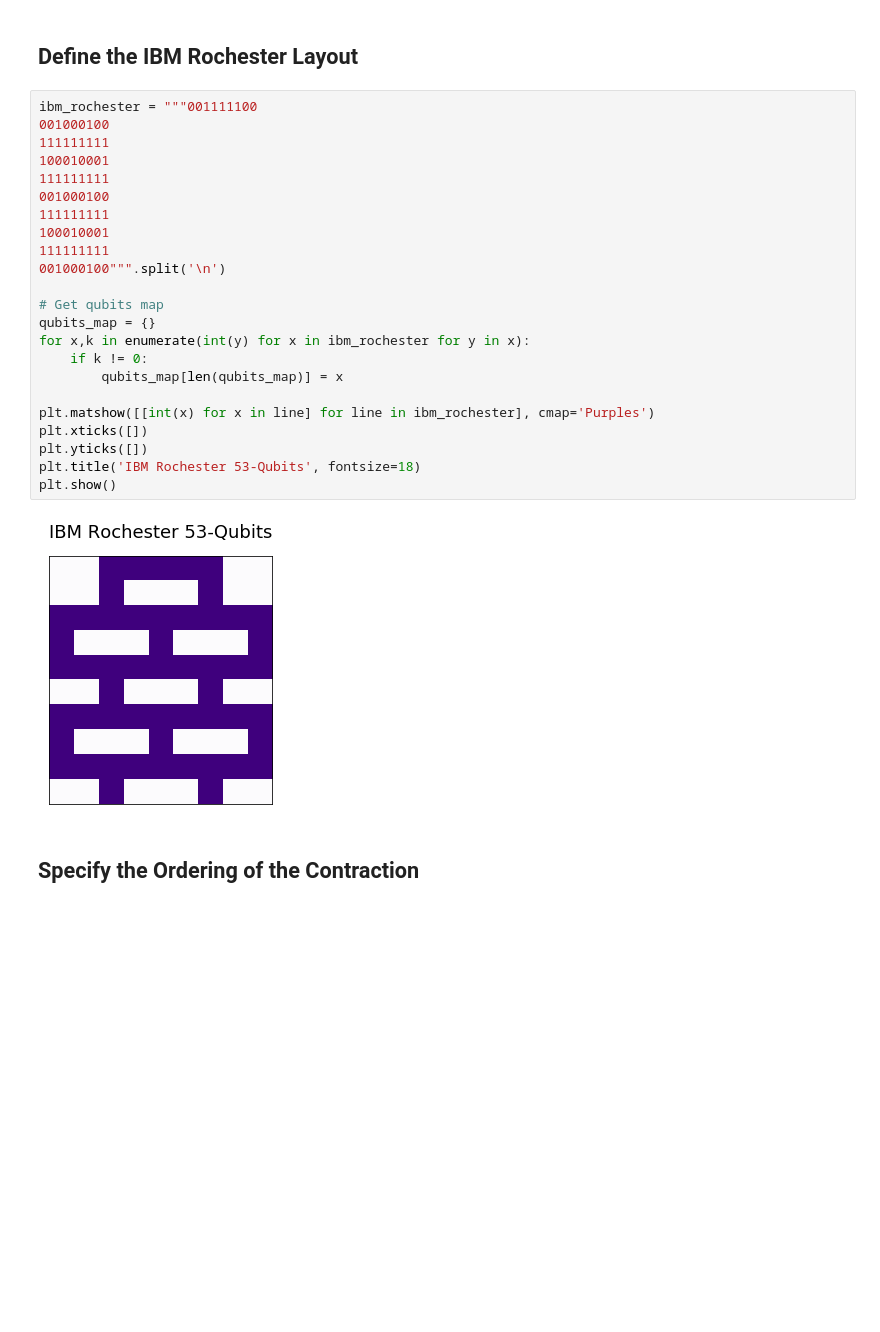
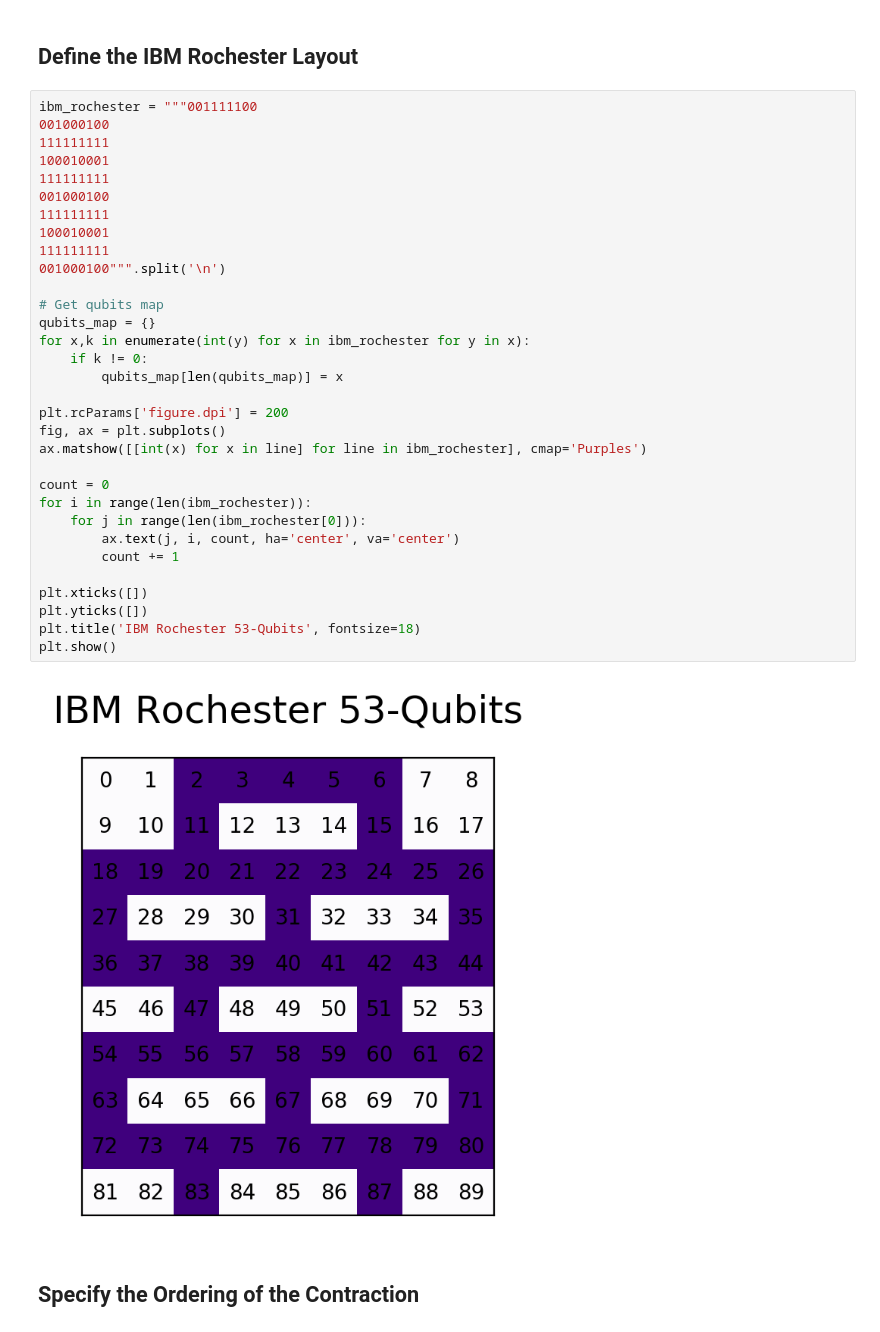
Before and after one commit to ngnrsaa/qflex, a Jupyter notebook: numerics/qFlex_IBM_Rochester.ipynb, the cells around one changed output. Saved outputs shown, nothing was run; the diff lists cells and outputs as text; blank space fills up the shorter version.

```diff
--- a/numerics/qFlex_IBM_Rochester.ipynb
+++ b/numerics/qFlex_IBM_Rochester.ipynb
@@ -21,28 +21,37 @@ env: OMP_NUM_THREADS=1
 # %%
 ibm_rochester = """001111100
 001000100
 111111111
 100010001
 111111111
 001000100
 111111111
 100010001
 111111111
 001000100""".split('\n')
 
 # Get qubits map
 qubits_map = {}
 for x,k in enumerate(int(y) for x in ibm_rochester for y in x):
     if k != 0:
         qubits_map[len(qubits_map)] = x
 
-plt.matshow([[int(x) for x in line] for line in ibm_rochester], cmap='Purples')
+plt.rcParams['figure.dpi'] = 200
+fig, ax = plt.subplots()
+ax.matshow([[int(x) for x in line] for line in ibm_rochester], cmap='Purples')
+
+count = 0
+for i in range(len(ibm_rochester)):
+    for j in range(len(ibm_rochester[0])):
+        ax.text(j, i, count, ha='center', va='center')
+        count += 1
+
 plt.xticks([])
 plt.yticks([])
 plt.title('IBM Rochester 53-Qubits', fontsize=18)
 plt.show()
 # %% [output]
-[figure, old version]
+[figure, new version]
 # %% [markdown]
 ## Specify the Ordering of the Contraction
 # %%
```
Also changed, not shown: parts of 22 cells of this notebook.
